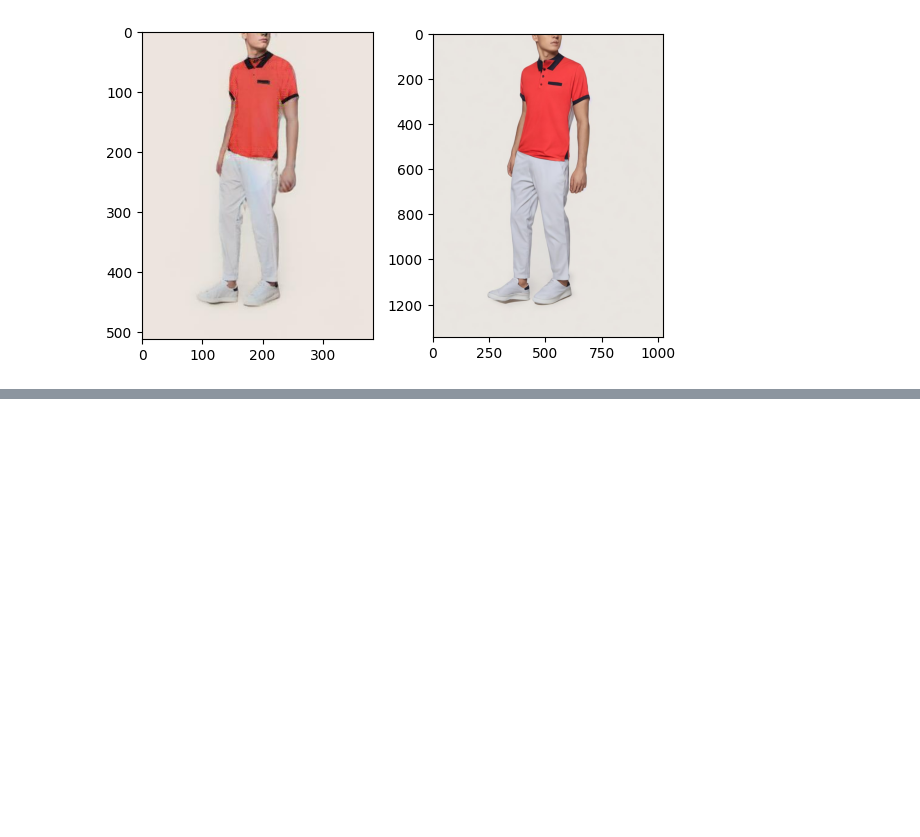
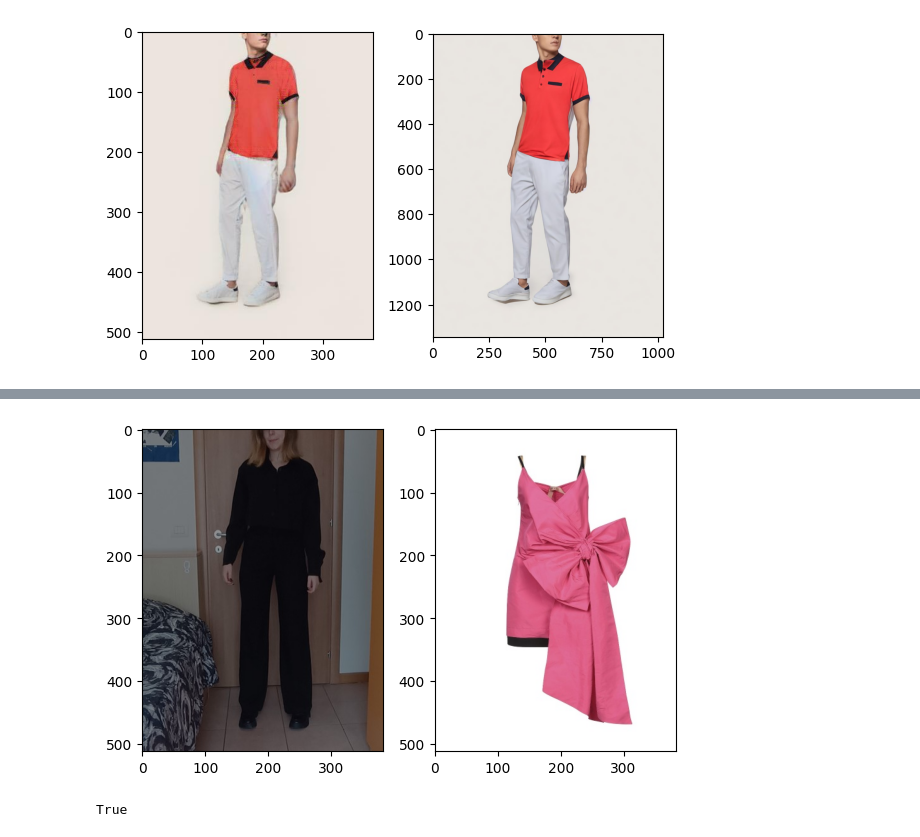
Before and after one commit to felicia-puzone/virtual-try-on-app, a Jupyter notebook: Inference_pipeline_presentation.ipynb, the cells around one changed output, grey strips where cells are left out. Drawn from its saved outputs; the diff is of its cells as text; code cells hidden in the pictures; blank space fills up the shorter version.

```diff
--- a/Inference_pipeline_presentation.ipynb
+++ b/Inference_pipeline_presentation.ipynb
@@ -503,0 +617,20 @@ plot_img_list(show_list)
+# %%
+person_image = cv2.imread(r"input_images/people/real_image_test.jpg")
+cloth_image = cv2.imread(r"input_images/garments/044398_1.jpg")
+
+
+
+person_image = cv2.cvtColor(person_image, cv2.COLOR_BGR2RGB)
+cloth_image = cv2.cvtColor(cloth_image, cv2.COLOR_BGR2RGB)
+
+
+show_list = [person_image, cloth_image]
+
+plot_img_list(show_list)
+
+person_image = cv2.cvtColor(person_image, cv2.COLOR_BGR2RGB)
+cloth_image = cv2.cvtColor(cloth_image, cv2.COLOR_BGR2RGB)
+cv2.imwrite('./result/cloth/044398_1.jpg', cloth_image)
+# %% [output]
+[figure, added]
+True
```
Also changed, not shown: parts of 57 cells of this notebook, 6 other files.
